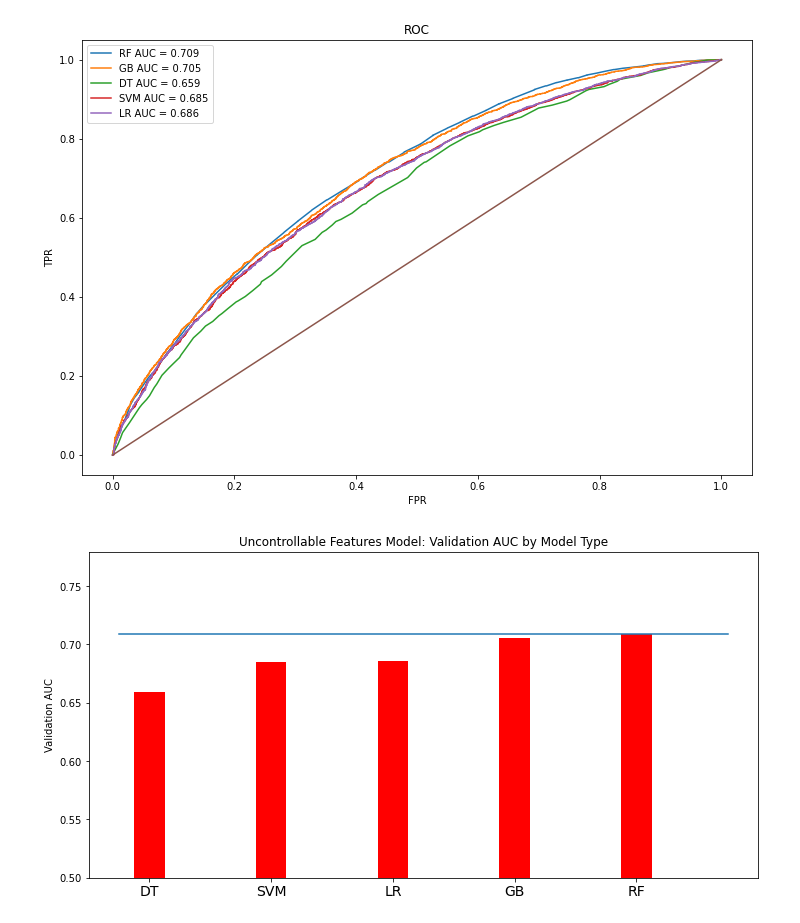
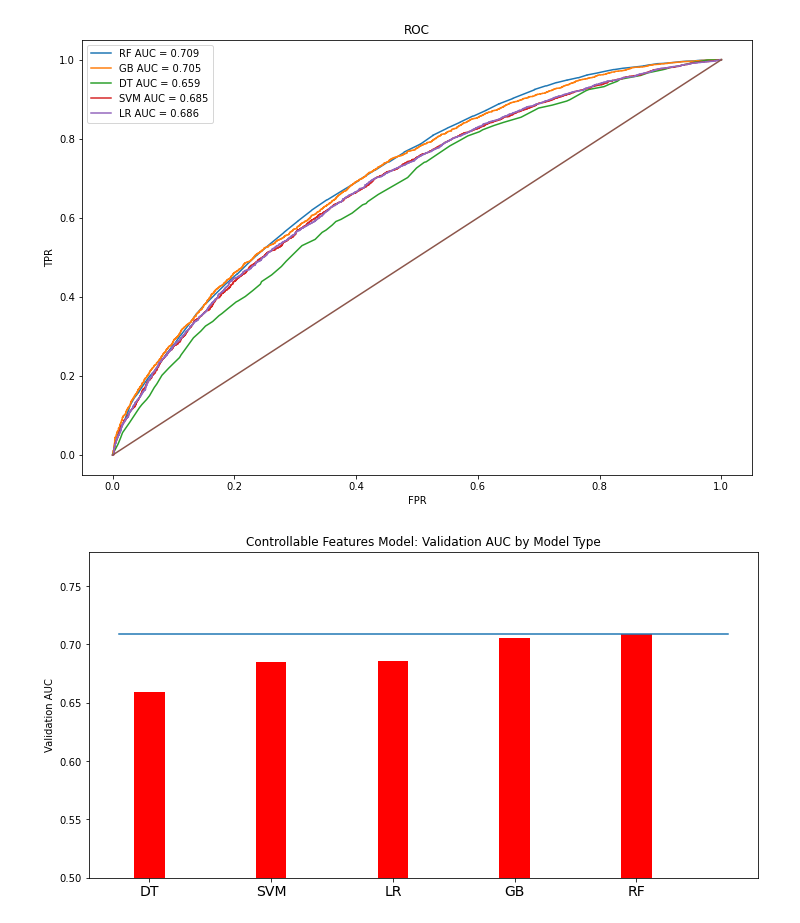
Before and after one commit to audreychu/Airbnb_Optimization, a Jupyter notebook: Final Bakeoff.ipynb, the cells around one changed output. Drawn from its saved outputs; the diff is of its cells as text; code cells hidden in the pictures.

```diff
--- a/Final Bakeoff.ipynb
+++ b/Final Bakeoff.ipynb
@@ -212,22 +212,22 @@ plt.show()
 # %%
 results = np.array(aucs)
 labs = np.array(labels)[results.argsort()]
 results.sort()
 
 fig = plt.figure(facecolor = 'w', figsize = (12, 6))
 ax = plt.subplot(111)
 
 width = 0.25
 ind = np.arange(5)
 rec = ax.bar(ind + width, results, width, color='r')
 
 ax.set_xticks(ind + width)
 ax.set_xticklabels(labs, size = 14)
 ax.set_ylim([0.5, max(results)*1.1])
 
 plt.plot(np.arange(6), max(results) * np.ones(6))
 plt.ylabel('Validation AUC')
-plt.title('Uncontrollable Features Model: Validation AUC by Model Type')
+plt.title('Controllable Features Model: Validation AUC by Model Type')
 plt.show()
 # %% [output]
-[figure, old version]
+[figure, new version]
```
